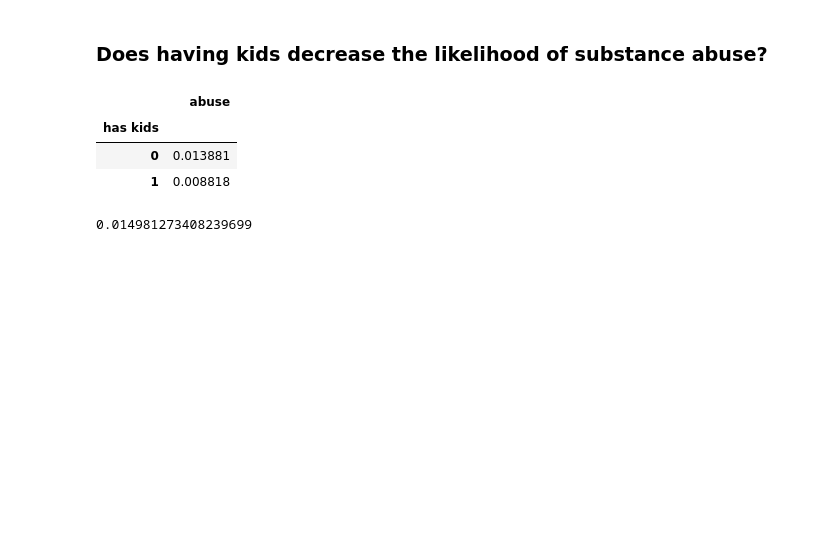
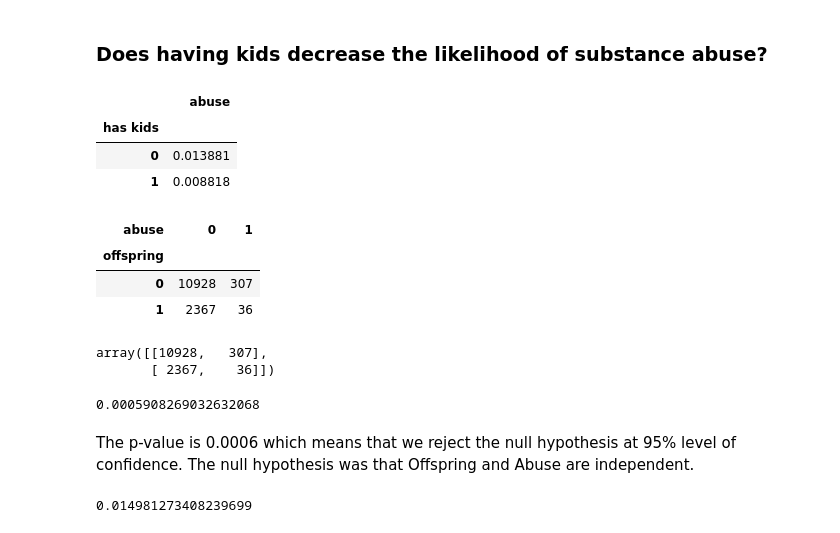
Before and after one commit to brunoarine/substance-problem-study, a Jupyter notebook: notebooks/project.ipynb, the cells around one changed output. Drawn from its saved outputs; the diff is of its cells as text; code cells hidden in the pictures; blank space fills up the shorter version.

```diff
--- a/notebooks/project.ipynb
+++ b/notebooks/project.ipynb
@@ -171,6 +178,27 @@ kids.rename_axis("has kids")
 | has kids |  |
 | 0 | 0.013881 |
 | 1 | 0.008818 |
+# %%
+kids_cont = pd.crosstab(df_dummy['offspring'], df_dummy['abuse'],)
+kids_cont
+# %% [output]
+| abuse | 0 | 1 |
+| offspring |  |  |
+| 0 | 10928 | 307 |
+| 1 | 2367 | 36 |
+# %%
+np.array(kids_cont)
+# %% [output]
+array([[10928,   307],
+       [ 2367,    36]])
+# %%
+# Chi-square test of independence.
+c, p, dof, expected = chi2_contingency(kids_cont) # Print the p-value
+print(p)
+# %% [output]
+0.0005908269032632068
+# %% [markdown]
+The p-value is 0.0006 which means that we reject the null hypothesis at 95% level of confidence. The null hypothesis was that Offspring and Abuse are independent.
 # %%
 # P(abuse = 1 | offspring = 1)
 likelihood_abuse_T = df_kids[df_kids['abuse'] == 1]['offspring'].mean()*df_kids['abuse'].mean()
```
Also changed, not shown: parts of 22 cells of this notebook.
